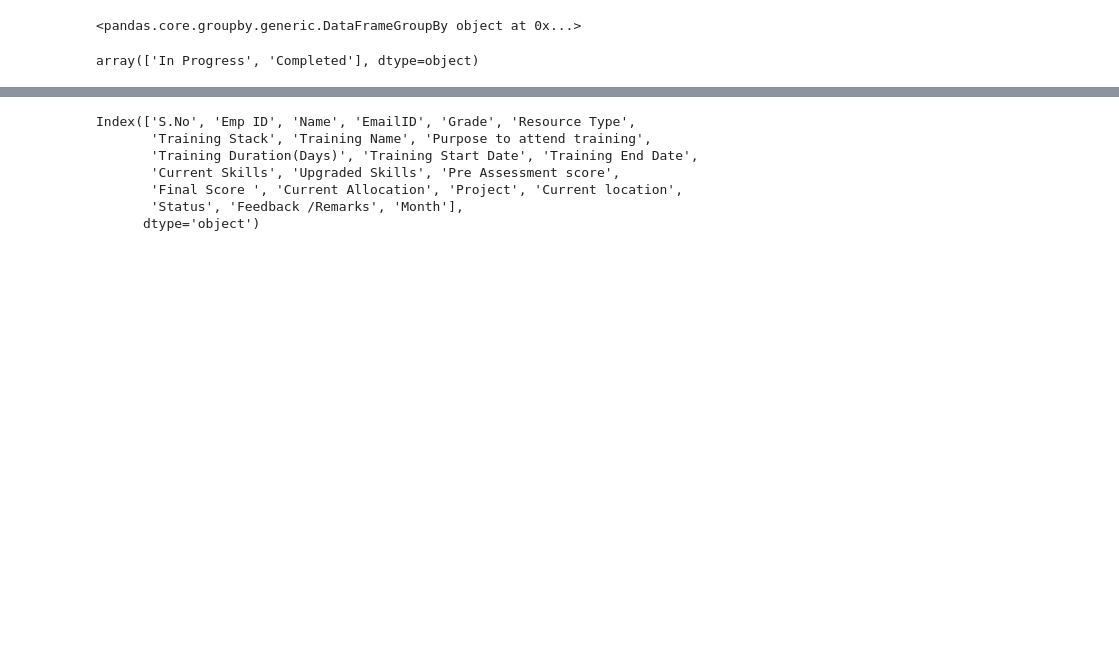
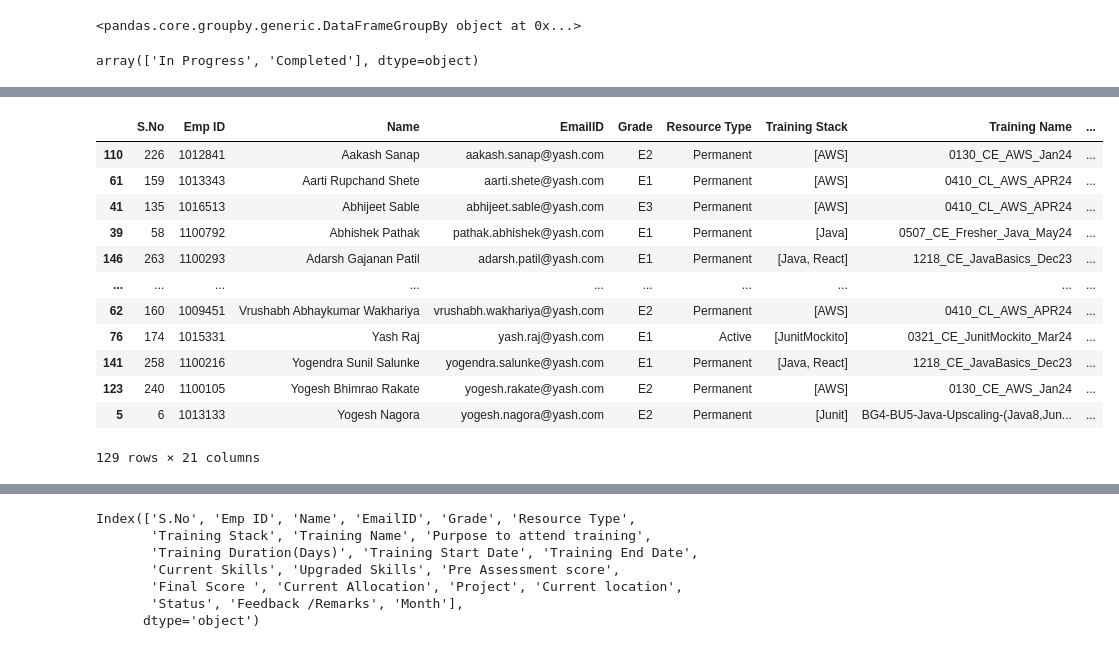
Before and after one commit to Aayush-Joshi-01/Python, a Jupyter notebook: M-07(July)/Week-11/15 July/Prods/Training_Analysis/Analysis/Analysis.ipynb, the cells around one changed output, grey strips where cells are left out. Saved outputs shown, nothing was run; the diff lists cells and outputs as text; code cells hidden in the pictures; blank space fills up the shorter version.

```diff
--- a/M-07(July)/Week-11/15 July/Prods/Training_Analysis/Analysis/Analysis.ipynb
+++ b/M-07(July)/Week-11/15 July/Prods/Training_Analysis/Analysis/Analysis.ipynb
@@ -508,0 +509,16 @@ dtype: int64
+# %%
+top_performers_by_final_score
+# %% [output]
+|  | S.No | Emp ID | Name | EmailID | Grade | Resource Type | Training Stack | Training Name | ... |
+| 110 | 226 | 1012841 | Aakash Sanap | aakash.sanap@yash.com | E2 | Permanent | [AWS] | 0130_CE_AWS_Jan24 | ... |
+| 61 | 159 | 1013343 | Aarti Rupchand Shete | aarti.shete@yash.com | E1 | Permanent | [AWS] | 0410_CL_AWS_APR24 | ... |
+| 41 | 135 | 1016513 | Abhijeet Sable | abhijeet.sable@yash.com | E3 | Permanent | [AWS] | 0410_CL_AWS_APR24 | ... |
+| 39 | 58 | 1100792 | Abhishek Pathak | pathak.abhishek@yash.com | E1 | Permanent | [Java] | 0507_CE_Fresher_Java_May24 | ... |
+| 146 | 263 | 1100293 | Adarsh Gajanan Patil | adarsh.patil@yash.com | E1 | Permanent | [Java, React] | 1218_CE_JavaBasics_Dec23 | ... |
+| ... | ... | ... | ... | ... | ... | ... | ... | ... | ... |
+| 62 | 160 | 1009451 | Vrushabh Abhaykumar Wakhariya | vrushabh.wakhariya@yash.com | E2 | Permanent | [AWS] | 0410_CL_AWS_APR24 | ... |
+| 76 | 174 | 1015331 | Yash Raj | yash.raj@yash.com | E1 | Active | [JunitMockito] | 0321_CE_JunitMockito_Mar24 | ... |
+| 141 | 258 | 1100216 | Yogendra Sunil Salunke | yogendra.salunke@yash.com | E1 | Permanent | [Java, React] | 1218_CE_JavaBasics_Dec23 | ... |
+| 123 | 240 | 1100105 | Yogesh Bhimrao Rakate | yogesh.rakate@yash.com | E2 | Permanent | [AWS] | 0130_CE_AWS_Jan24 | ... |
+| 5 | 6 | 1013133 | Yogesh Nagora | yogesh.nagora@yash.com | E2 | Permanent | [Junit] | BG4-BU5-Java-Upscaling-(Java8,Jun... | ... |
+129 rows × 21 columns
```
Also changed, not shown: parts of 8 cells of this notebook, 3 other files.
